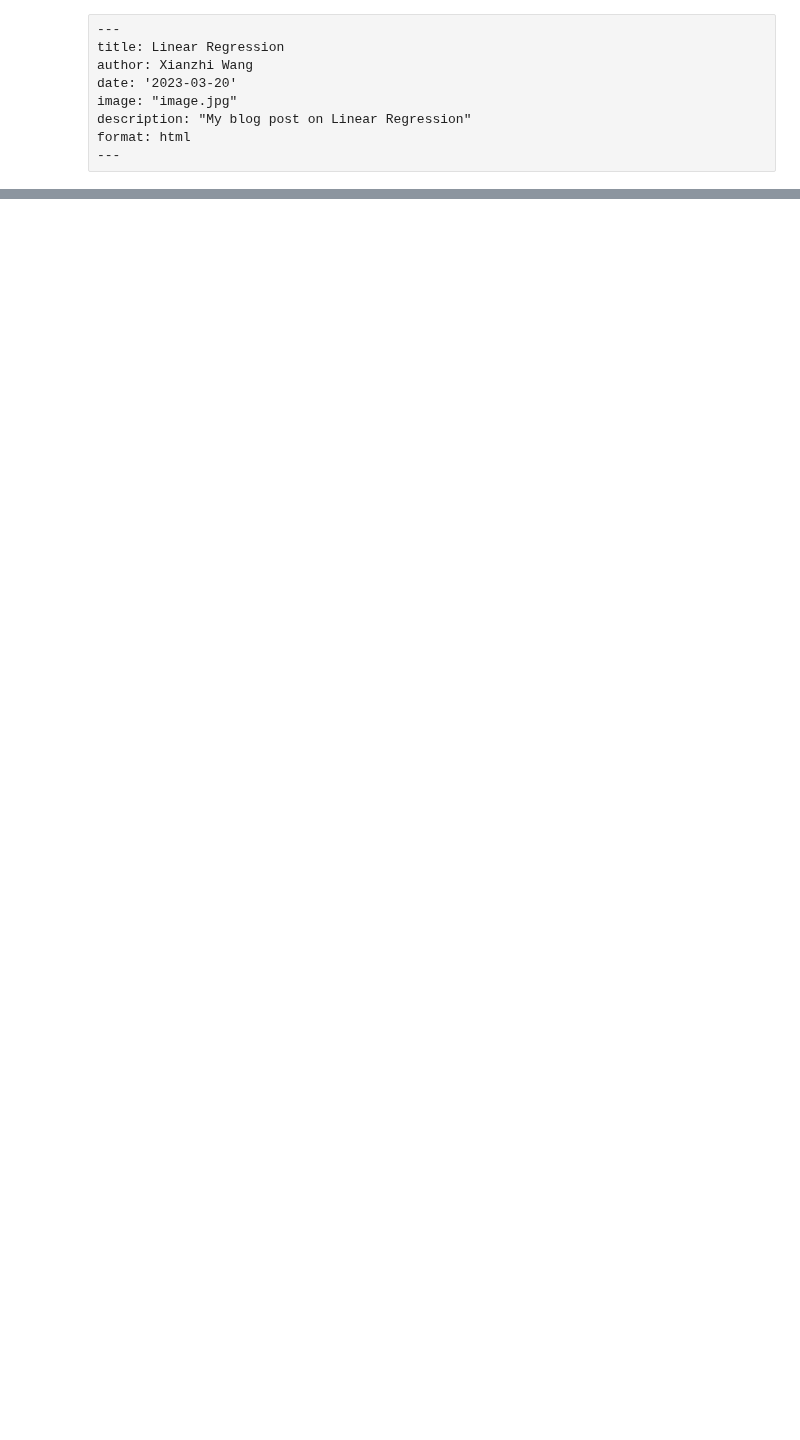
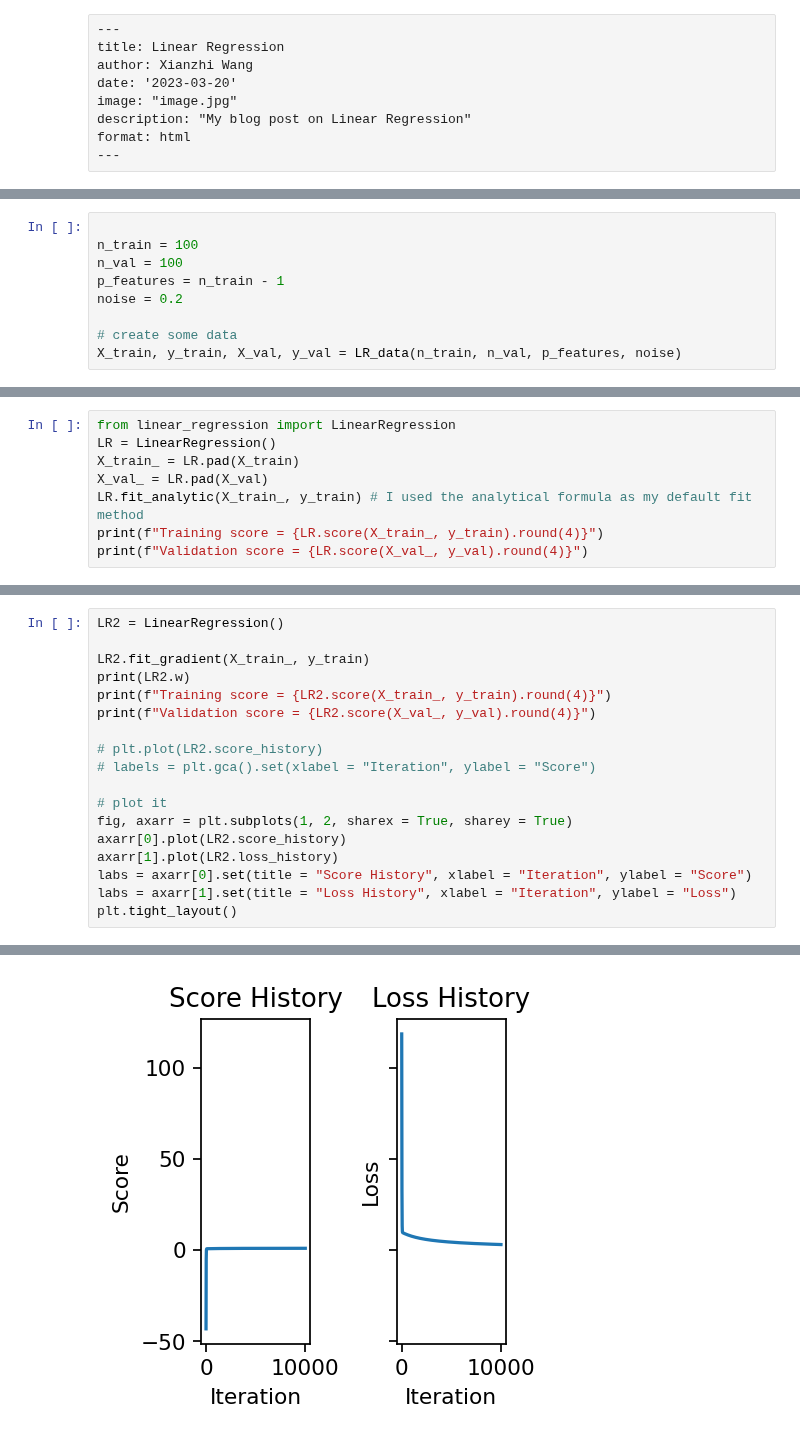
Before and after one commit to Xianzhiwang1/CS0451-page-site, a Jupyter notebook: posts/my-blog-post-04-linear-regress/index.ipynb, the cells around one changed output, grey strips where cells are left out. Drawn from its saved outputs; the diff is of its cells as text; blank space fills up the shorter version.

```diff
--- a/posts/my-blog-post-04-linear-regress/index.ipynb
+++ b/posts/my-blog-post-04-linear-regress/index.ipynb
@@ -127,0 +133,9 @@ print(LR.w_analytic)
+# %%
+
+n_train = 100
+n_val = 100
+p_features = n_train - 1
+noise = 0.2
+
+# create some data
+X_train, y_train, X_val, y_val = LR_data(n_train, n_val, p_features, noise)
@@ -127,0 +166,8 @@ print(LR.w_analytic)
+# %%
+from linear_regression import LinearRegression
+LR = LinearRegression()
+X_train_ = LR.pad(X_train)
+X_val_ = LR.pad(X_val)
+LR.fit_analytic(X_train_, y_train) # I used the analytical formula as my default fit method
+print(f"Training score = {LR.score(X_train_, y_train).round(4)}")
+print(f"Validation score = {LR.score(X_val_, y_val).round(4)}")
@@ -127,0 +202,19 @@ print(LR.w_analytic)
+# %%
+LR2 = LinearRegression()
+
+LR2.fit_gradient(X_train_, y_train)
+print(LR2.w)
+print(f"Training score = {LR2.score(X_train_, y_train).round(4)}")
+print(f"Validation score = {LR2.score(X_val_, y_val).round(4)}")
+
+# plt.plot(LR2.score_history)
+# labels = plt.gca().set(xlabel = "Iteration", ylabel = "Score")
+
+# plot it
+fig, axarr = plt.subplots(1, 2, sharex = True, sharey = True)
+axarr[0].plot(LR2.score_history)
+axarr[1].plot(LR2.loss_history)
+labs = axarr[0].set(title = "Score History", xlabel = "Iteration", ylabel = "Score")
+labs = axarr[1].set(title = "Loss History", xlabel = "Iteration", ylabel = "Loss")
+plt.tight_layout()
+# %% [output]
@@ -127,0 +240 @@ print(LR.w_analytic)
+[figure, added]
```
Also changed, not shown: parts of 36 cells of this notebook, 12 other files.
